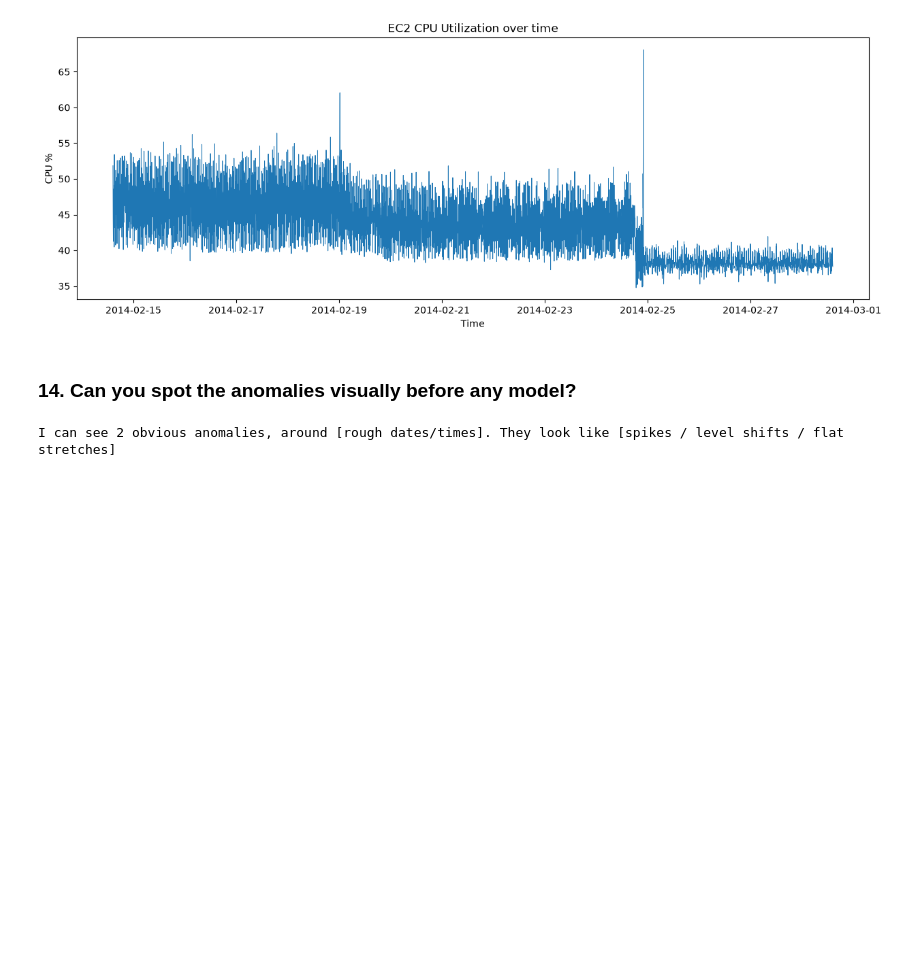
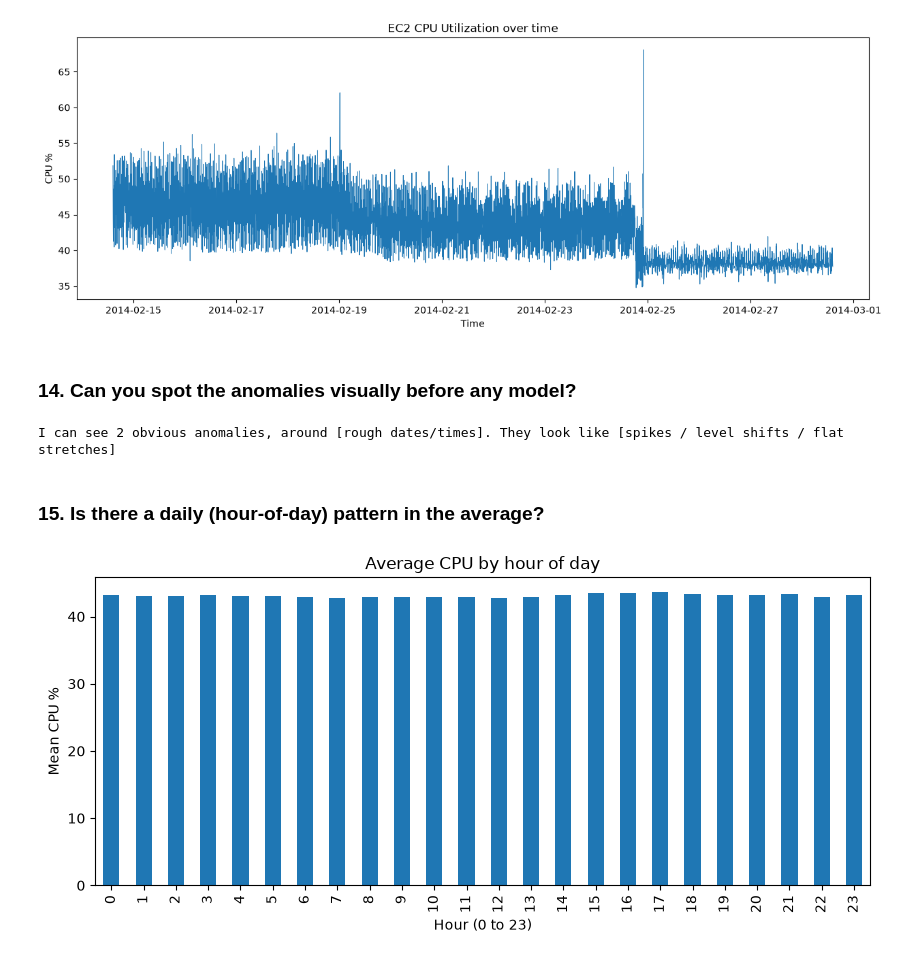
Before and after one commit to mukundnaramesh2605/Anomaly-detection-on-server-performance-metrics, a Jupyter notebook: EDA.ipynb, the cells around one changed output. Drawn from its saved outputs; the diff is of its cells as text; code cells hidden in the pictures; blank space fills up the shorter version.

```diff
--- a/EDA.ipynb
+++ b/EDA.ipynb
@@ -128,3 +128,16 @@ plt.show()
 print("I can see 2 obvious anomalies, around [rough dates/times]. They look like [spikes / level shifts / flat stretches]")
 # %% [output]
 I can see 2 obvious anomalies, around [rough dates/times]. They look like [spikes / level shifts / flat stretches]
+# %% [markdown]
+### 15. Is there a daily (hour-of-day) pattern in the average?
+# %%
+hourly = df.groupby(df.index.hour)['value'].mean()
+
+plt.figure(figsize=(10, 4))
+hourly.plot(kind='bar')
+plt.title('Average CPU by hour of day')
+plt.xlabel('Hour (0 to 23)')
+plt.ylabel('Mean CPU %')
+plt.show()
+# %% [output]
+[figure, added]
```
